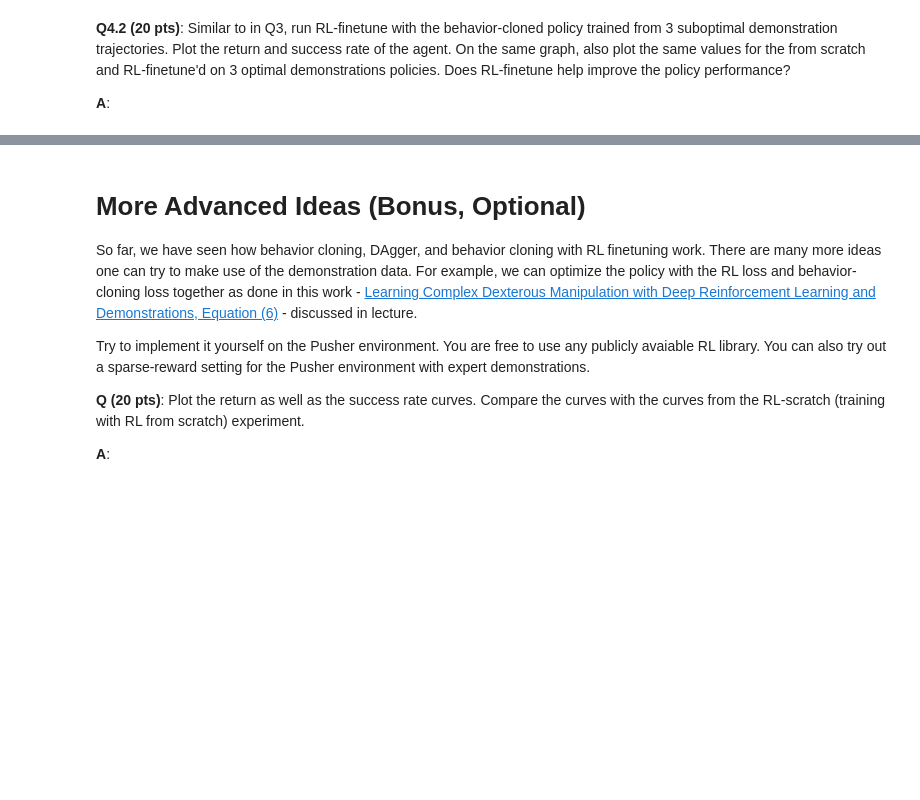
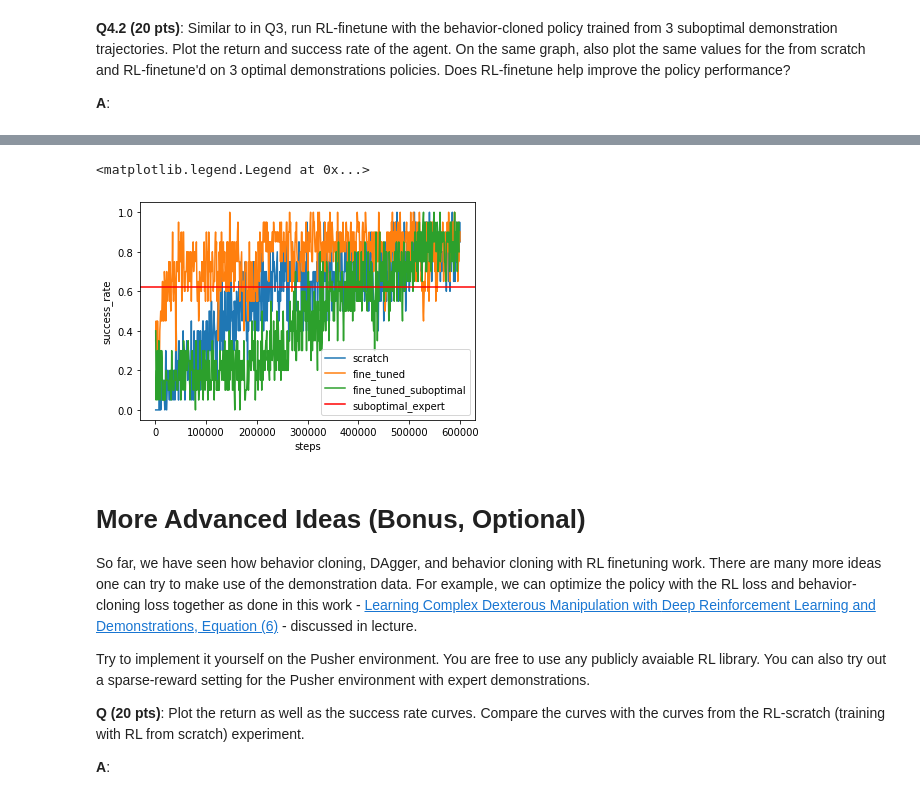
Before and after one commit to LuisCGit/6.484-reinforcement-learning, a Jupyter notebook: lfd.ipynb, the cells around one changed output, grey strips where cells are left out. Drawn from its saved outputs; the diff is of its cells as text; code cells hidden in the pictures; blank space fills up the shorter version.

```diff
--- a/lfd.ipynb
+++ b/lfd.ipynb
@@ -995,3 +1082,10 @@ sub_expert_trajs = generate_demonstration_data(expert_agent=sub_expert_agent,
+# %%
+ax = sns.lineplot(x = "steps", y = "success_rate", hue = "agent", data = df_plot_sub)
+ax.axhline(y=success_rate_suboptimal,label="suboptimal_expert",color="r")
+ax.legend()
+# %% [output]
+<matplotlib.legend.Legend at 0x...>
+[figure, added]
 # %% [markdown]
 # More Advanced Ideas (Bonus, Optional)
 
```
Also changed, not shown: parts of 20 cells of this notebook.
